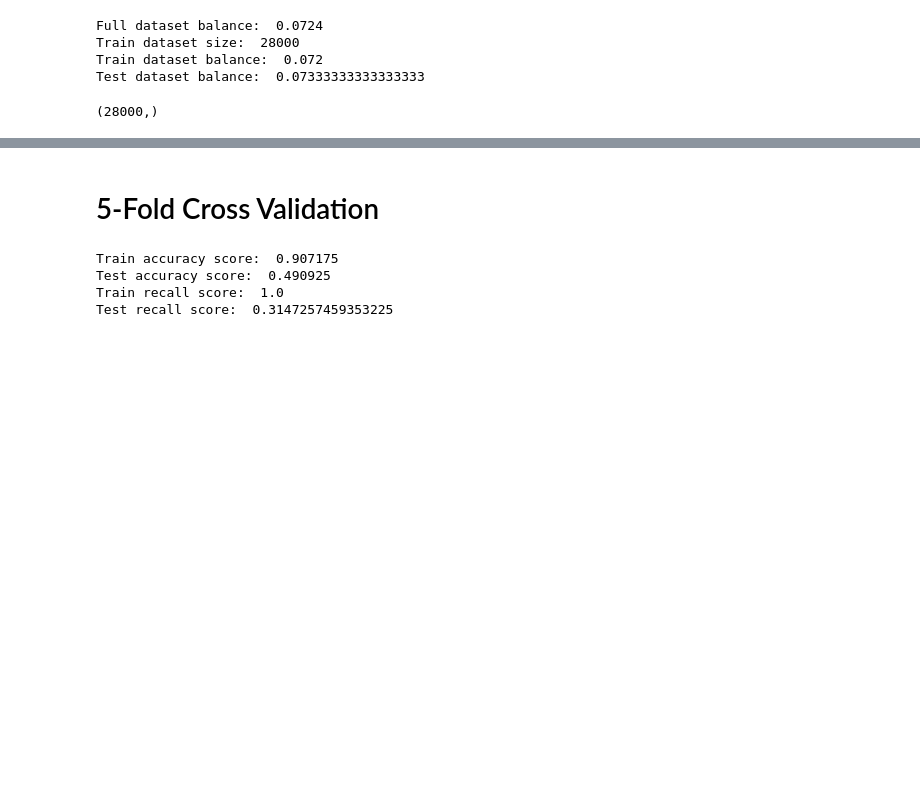
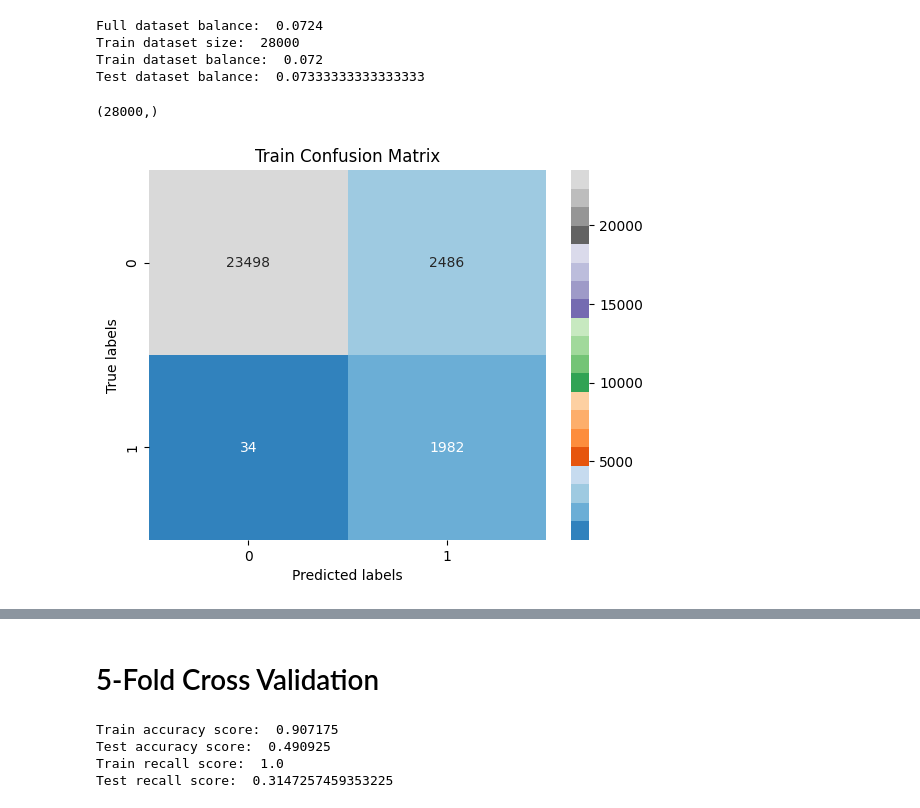
Before and after one commit to Ilvecho/Term-Deposit-Marketing, a Jupyter notebook: P2_notebook.ipynb, the cells around one changed output, grey strips where cells are left out. Drawn from its saved outputs; the diff is of its cells as text; code cells hidden in the pictures; blank space fills up the shorter version.

```diff
--- a/P2_notebook.ipynb
+++ b/P2_notebook.ipynb
@@ -470,15 +529,13 @@ We will use sklearn preprocessing One Hot Encoder function.
 
 Note: we insert the one hot encoding as a **list** in the corresponding column
 # %%
-from sklearn import preprocessing
-
-data = raw_data.copy()
+data = modified_data.copy()
 numerical_keys = ['age', 'balance', 'duration', 'campaign', 'loan', 'housing', 'default', 'y']
-month_categories = [['jan', 'feb', 'mar', 'apr', 'may', 'jun', 'jul', 'aug', 'sep', 'oct', 'nov', 'dec']]
+# month_categories = [['jan', 'feb', 'mar', 'apr', 'may', 'jun', 'jul', 'aug', 'sep', 'oct', 'nov', 'dec']]
 encoders_list = {}
 
 # perform the encoding:
-for key in raw_data.keys():
+for key in modified_data.keys():
 # key = 'job'
 
   # Skip numerical features
@@ -486,14 +543,14 @@ for key in raw_data.keys():
     continue
 
   # We want the months to be ordered, so we pass the categories
-  elif key == 'month':
-    ohe = preprocessing.OneHotEncoder(categories=month_categories, sparse_output=False, handle_unknown='error')
+  # elif key == 'month':
+  #   ohe = preprocessing.OneHotEncoder(categories=month_categories, sparse_output=False, handle_unknown='error')
 
   # Else, we let the function do its magic
   else:
     ohe = preprocessing.OneHotEncoder(sparse_output=False, handle_unknown='error')
 
-  input = raw_data.loc[:, key].values.reshape(-1, 1)
+  input = modified_data.loc[:, key].values.reshape(-1, 1)
   output = ohe.fit_transform(input)
   print(key)
 
@@ -583,19 +636,26 @@ y_train.shape
 # %% [output]
 (28000,)
 # %%
-from sklearn import model_selection
-import xgboost
-
 # let's use the scale_pos_weight parameter to deal with the unbalance
 spw = (labels == 0).sum() / labels.sum()
 
-xgb = xgboost.XGBClassifier(min_child_weight=15,
+xgb = xgboost.XGBClassifier(min_child_weight=10,
                             max_depth=4,
-                            n_estimators=1000,
-                            learning_rate=0.1,
-                            scale_pos_weight=50,
+                            n_estimators=200,
+                            scale_pos_weight=spw,
                             random_state=42)
 xgb.fit(X_train, y_train)
 
 pred_train = xgb.predict(X_train)
 pred_test = xgb.predict(X_test)
+# %%
+cm_train = metrics.confusion_matrix(y_train, pred_train)
+
+ax= plt.subplot()
+sns.heatmap(cm_train, cmap='tab20c', annot=True, fmt='g', ax=ax);  #annot=True to annotate cells, ftm='g' to disable scientific notation
+
+# labels, title and ticks
+ax.set_xlabel('Predicted labels');ax.set_ylabel('True labels');
+ax.set_title('Train Confusion Matrix');
+# %% [output]
+[figure, added]
```
Also changed, not shown: parts of 20 cells of this notebook.
